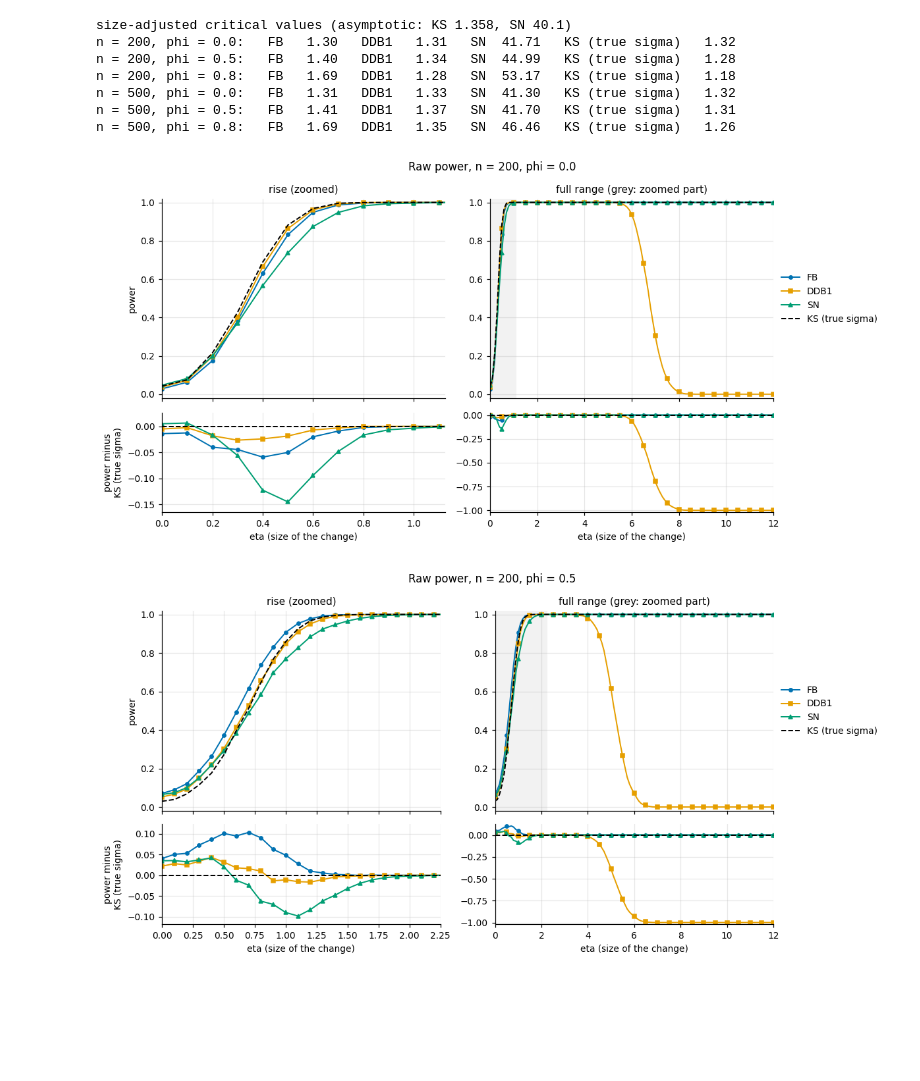
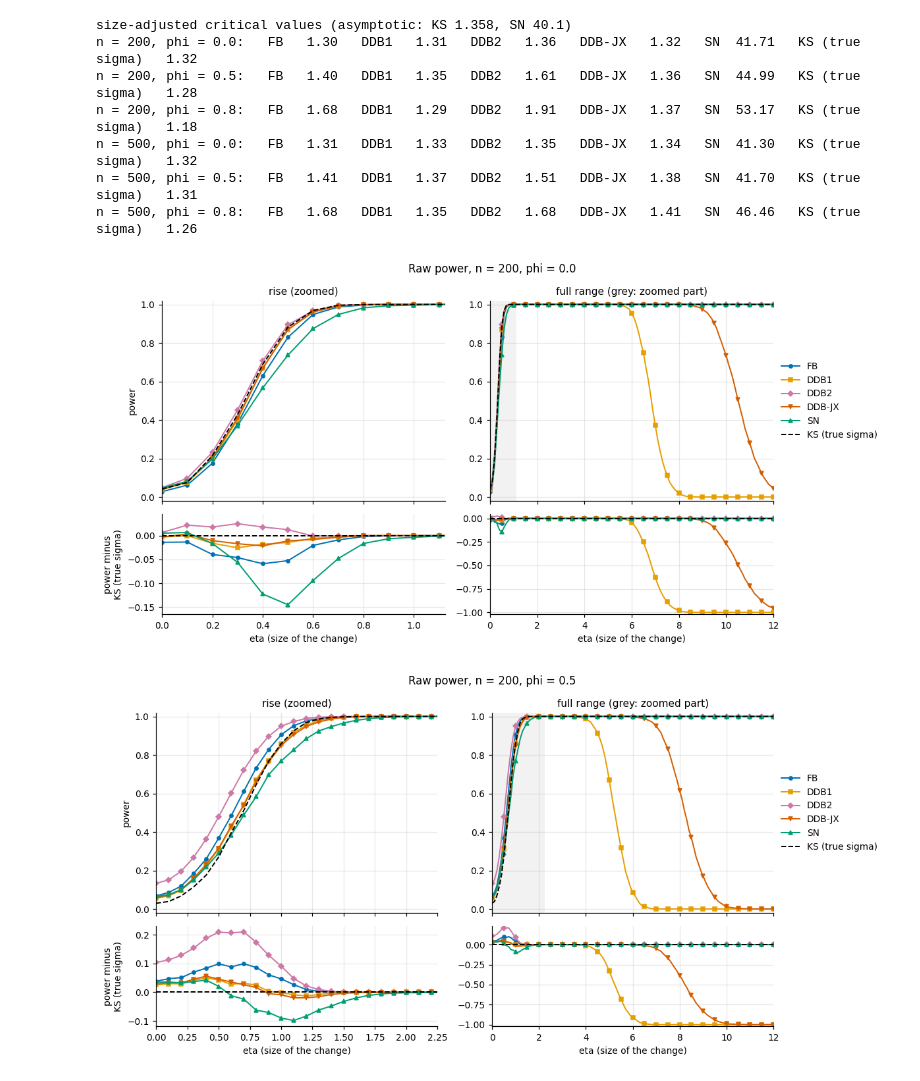
Before and after one commit to shu-shobhit/change-point-dependent-ts, a Jupyter notebook: notebooks/null_vs_phi.ipynb, the cells around one changed output. Cells and saved outputs as stored; diff of their text form; code cells hidden in the pictures; blank space fills up the shorter version.

```diff
--- a/notebooks/null_vs_phi.ipynb
+++ b/notebooks/null_vs_phi.ipynb
@@ -178,7 +83,7 @@ n = 200, rejection rate in %
 # %%
 for n in ns:
     fig, ax = plt.subplots(figsize=(7, 4))
-    for m in methods:
+    for m in tests:
         ax.plot(phis, [r[m] for r in size[n]], label=m, **STYLE[m])
     ax.axhline(0.05, color='gray', ls=':', lw=1)
     ax.set_title(f'Size under H0, n = {n}')
@@ -195,8 +100,10 @@ for n in ns:
 # Table 2 of the paper, sizes in % for phi = 0, 0.5, 0.8.
 paper = {
     200: {'FB': [3.5, 6.9, 20.2], 'DDB1': [2.5, 4.9, 2.4],
+          'DDB2': [4.1, 12.8, 22.8], 'DDB-JX': [4.2, 6.0, 5.8],
           'SN': [4.9, 6.1, 8.6]},
     500: {'FB': [3.6, 6.2, 18.4], 'DDB1': [2.7, 4.7, 4.5],
+          'DDB2': [3.4, 8.8, 14.1], 'DDB-JX': [4.1, 5.1, 6.0],
           'SN': [5.2, 5.3, 6.5]},
 }
 
@@ -227,15 +134,15 @@ adj_crit = {}
 for n in ns:
     jump = (np.arange(1, n + 1) > n / 2).astype(float)
     for phi in power_phis:
-        null = test_stats(simulate_ar1(phi, n, n_rep, rng), phi)
-        crit = {m: np.quantile(null[m], 0.95) for m in methods}
+        null = test_stats(processes.simulate_ar1(phi, n, n_rep, rng), phi)
+        crit = {m: np.quantile(null[m], 0.95) for m in tests}
         adj_crit[n, phi] = crit
-        u = simulate_ar1(phi, n, n_rep_power, rng)
-        raw = {m: [] for m in methods}
-        adj = {m: [] for m in methods}
+        u = processes.simulate_ar1(phi, n, n_rep_power, rng)
+        raw = {m: [] for m in tests}
+        adj = {m: [] for m in tests}
         for eta in etas:
             stats = test_stats(eta * jump + u, phi)
-            for m in methods:
+            for m in tests:
                 raw[m].append(np.mean(stats[m] > CRIT[m]))
                 adj[m].append(np.mean(stats[m] > crit[m]))
         raw_power[n, phi] = raw
@@ -243,20 +150,24 @@ for n in ns:
 
 print('size-adjusted critical values (asymptotic: KS 1.358, SN 40.1)')
 for (n, phi), crit in adj_crit.items():
-    vals = '   '.join(f'{m} {crit[m]:6.2f}' for m in methods)
+    vals = '   '.join(f'{m} {crit[m]:6.2f}' for m in tests)
     print(f'n = {n}, phi = {phi}:   {vals}')
 # %% [output]
 size-adjusted critical values (asymptotic: KS 1.358, SN 40.1)
-n = 200, phi = 0.0:   FB   1.30   DDB1   1.31   SN  41.71   KS (true sigma)   1.32
-n = 200, phi = 0.5:   FB   1.40   DDB1   1.34   SN  44.99   KS (true sigma)   1.28
-n = 200, phi = 0.8:   FB   1.69   DDB1   1.28   SN  53.17   KS (true sigma)   1.18
-n = 500, phi = 0.0:   FB   1.31   DDB1   1.33   SN  41.30   KS (true sigma)   1.32
-n = 500, phi = 0.5:   FB   1.41   DDB1   1.37   SN  41.70   KS (true sigma)   1.31
-n = 500, phi = 0.8:   FB   1.69   DDB1   1.35   SN  46.46   KS (true sigma)   1.26
+n = 200, phi = 0.0:   FB   1.30   DDB1   1.31   DDB2   1.36   DDB-JX   1.32   SN  41.71   KS (true sigma)   1.32
+n = 200, phi = 0.5:   FB   1.40   DDB1   1.35   DDB2   1.61   DDB-JX   1.36   SN  44.99   KS (true sigma)   1.28
+n = 200, phi = 0.8:   FB   1.68   DDB1   1.29   DDB2   1.91   DDB-JX   1.37   SN  53.17   KS (true sigma)   1.18
+n = 500, phi = 0.0:   FB   1.31   DDB1   1.33   DDB2   1.35   DDB-JX   1.34   SN  41.30   KS (true sigma)   1.32
+n = 500, phi = 0.5:   FB   1.41   DDB1   1.37   DDB2   1.51   DDB-JX   1.38   SN  41.70   KS (true sigma)   1.31
+n = 500, phi = 0.8:   FB   1.68   DDB1   1.35   DDB2   1.68   DDB-JX   1.41   SN  46.46   KS (true sigma)   1.26
 # %%
+# Tests whose power falls to zero for large eta in some designs.
+FALLING = ('DDB1', 'DDB-JX')
+
+
 def rise_end(curve):
-    """First eta at which every test except DDB1 has power >= 0.99."""
-    lowest = np.min([curve[m] for m in methods if m != 'DDB1'], axis=0)
+    """First eta at which every test not in FALLING has power >= 0.99."""
+    lowest = np.min([curve[m] for m in tests if m not in FALLING], axis=0)
     done = np.flatnonzero(lowest >= 0.99)
     return etas[done[0]] if done.size else etas[-1]
 
@@ -271,14 +182,14 @@ def plot_power(curves, kind):
     """One figure per (n, phi).
 
     Left: the rise, zoomed in, where SN falls behind. Right: the whole eta
-    range, where DDB1's power collapses. Bottom row: power minus
+    range, where DDB1 and DDB-JX lose power. Bottom row: power minus
     KS (true sigma).
     """
     for n in ns:
         for phi in power_phis:
             curve = curves[n, phi]
             gaps = {m: np.subtract(curve[m], curve['KS (true sigma)'])
-                    for m in methods}
+                    for m in tests}
             x_max = min(etas[-1], 1.25 * rise_end(curve))
             zoomed = etas <= x_max + 1e-9
 
@@ -286,39 +197,40 @@ def plot_power(curves, kind):
                 2, 2, figsize=(11, 5.5), sharex='col',
                 gridspec_kw={'height_ratios': [3, 1.5]})
             left, right = axes[:, 0], axes[:, 1]
-            for m in methods:
+            for m in tests:
                 left[0].plot(etas, curve[m], **STYLE[m])
                 left[1].plot(etas, gaps[m], **STYLE[m])
                 right[0].plot(etas, curve[m], label=m, markevery=5,
                               **STYLE[m])
                 right[1].plot(etas, gaps[m], markevery=5, **STYLE[m])
 
             left[0].set_title('rise (zoomed)')
             left[1].set_xlim(0, x_max)
-            # DDB1 is left out of this range so that its collapse does not
-            # squash the other gaps. It is shown in full on the right.
-            others = [m for m in methods if m != 'DDB1']
+            # DDB1 and DDB-JX are left out of this range so that their collapse
+            # does not squash the other gaps. Both are shown in full on
+            # the right.
+            others = [m for m in tests if m not in FALLING]
             left[1].set_ylim(gap_limits(gaps, zoomed, others))
             right[0].set_title('full range (grey: zoomed part)')
             right[0].axvspan(0, x_max, color='gray', alpha=0.1, lw=0)
             right[0].legend(loc='center left', bbox_to_anchor=(1, 0.5))
             right[1].set_xlim(0, etas[-1])
-            right[1].set_ylim(gap_limits(gaps, etas >= 0, methods))
+            right[1].set_ylim(gap_limits(gaps, etas >= 0, tests))
 
             for ax in axes[0]:
                 ax.set_ylim(-0.02, 1.02)
             for ax in axes[1]:
                 ax.set_xlabel('eta (size of the change)')
             left[0].set_ylabel('power')
             left[1].set_ylabel('power minus\nKS (true sigma)')
             fig.suptitle(f'{kind} power, n = {n}, phi = {phi}')
             plt.tight_layout()
             name = kind.lower().replace('-', '_')
             fig.savefig(PLOTS / f'power_{name}_n{n}_phi{phi}.png')
             plt.show()
 
 
 plot_power(raw_power, 'Raw')
 # %% [output]
-[figure, old version]
+[figure, new version]
-[figure, old version]
+[figure, new version]
```
Also changed, not shown: parts of 12 cells of this notebook, 25 other files.
